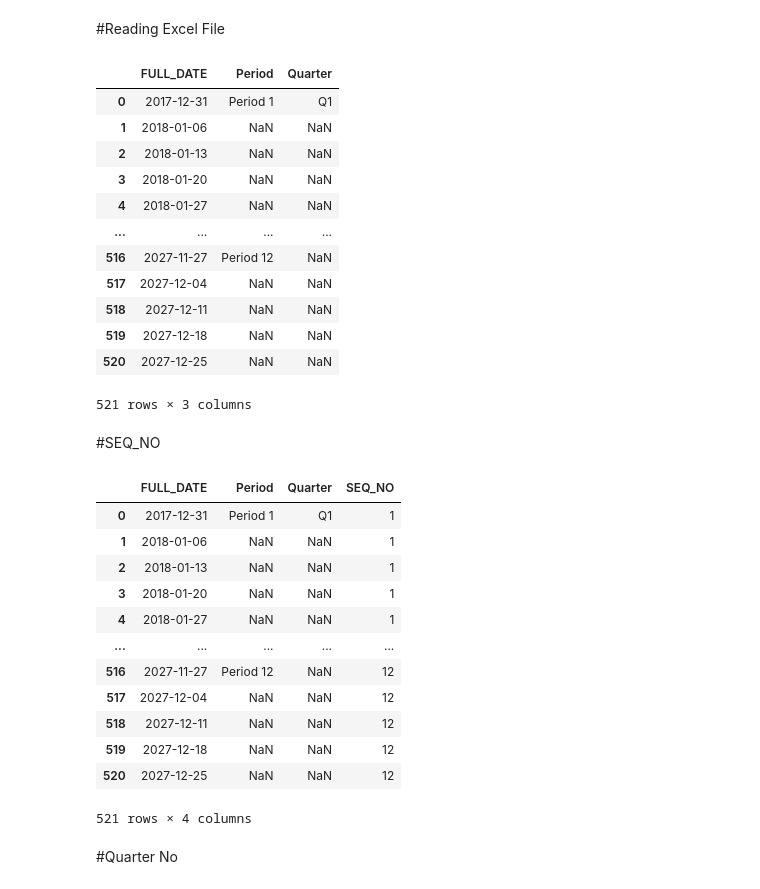
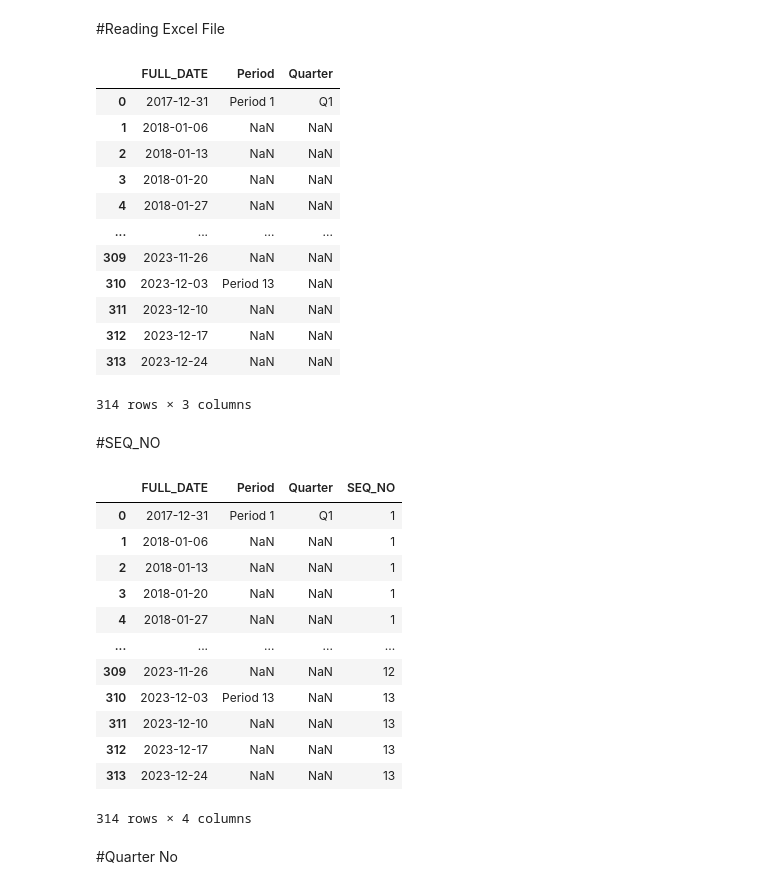
Before and after one commit to SubhamSamal/Fiscal-Calender-Year, a Jupyter notebook: FiscalCalenderGenerator.ipynb, the cells around one changed output. Saved outputs shown, nothing was run; the diff lists cells and outputs as text; code cells hidden in the pictures.

```diff
--- a/FiscalCalenderGenerator.ipynb
+++ b/FiscalCalenderGenerator.ipynb
@@ -19,23 +19,23 @@ Enter no of periods in the calender : 12
 # %% [markdown]
 #Reading Excel File
 # %%
-df = pd.read_excel('/SageFiscalCalender.xlsx')
+df = pd.read_excel('/CapstoneFiscalCalender_Input.xlsx')
 
 df
 # %% [output]
 |  | FULL_DATE | Period | Quarter |
 | 0 | 2017-12-31 | Period 1 | Q1 |
 | 1 | 2018-01-06 | NaN | NaN |
 | 2 | 2018-01-13 | NaN | NaN |
 | 3 | 2018-01-20 | NaN | NaN |
 | 4 | 2018-01-27 | NaN | NaN |
 | ... | ... | ... | ... |
-| 516 | 2027-11-27 | Period 12 | NaN |
-| 517 | 2027-12-04 | NaN | NaN |
-| 518 | 2027-12-11 | NaN | NaN |
-| 519 | 2027-12-18 | NaN | NaN |
-| 520 | 2027-12-25 | NaN | NaN |
+| 309 | 2023-11-26 | NaN | NaN |
+| 310 | 2023-12-03 | Period 13 | NaN |
+| 311 | 2023-12-10 | NaN | NaN |
+| 312 | 2023-12-17 | NaN | NaN |
+| 313 | 2023-12-24 | NaN | NaN |
-521 rows × 3 columns
+314 rows × 3 columns
 # %% [markdown]
 #SEQ_NO
 # %%
@@ -61,12 +61,12 @@ df
 | 3 | 2018-01-20 | NaN | NaN | 1 |
 | 4 | 2018-01-27 | NaN | NaN | 1 |
 | ... | ... | ... | ... | ... |
-| 516 | 2027-11-27 | Period 12 | NaN | 12 |
-| 517 | 2027-12-04 | NaN | NaN | 12 |
-| 518 | 2027-12-11 | NaN | NaN | 12 |
-| 519 | 2027-12-18 | NaN | NaN | 12 |
-| 520 | 2027-12-25 | NaN | NaN | 12 |
+| 309 | 2023-11-26 | NaN | NaN | 12 |
+| 310 | 2023-12-03 | Period 13 | NaN | 13 |
+| 311 | 2023-12-10 | NaN | NaN | 13 |
+| 312 | 2023-12-17 | NaN | NaN | 13 |
+| 313 | 2023-12-24 | NaN | NaN | 13 |
-521 rows × 4 columns
+314 rows × 4 columns
 # %% [markdown]
 #Quarter No
 # %%
```
Also changed, not shown: parts of 10 cells of this notebook.
